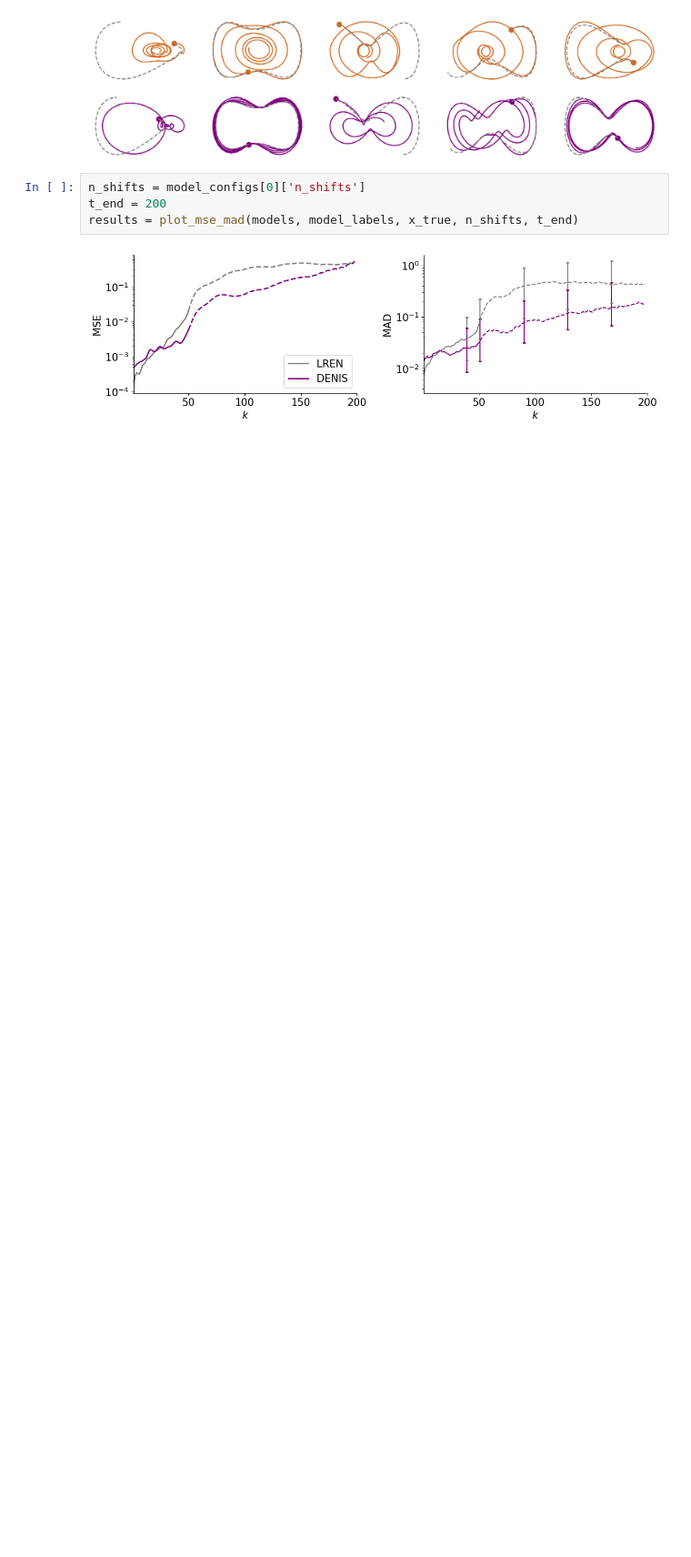
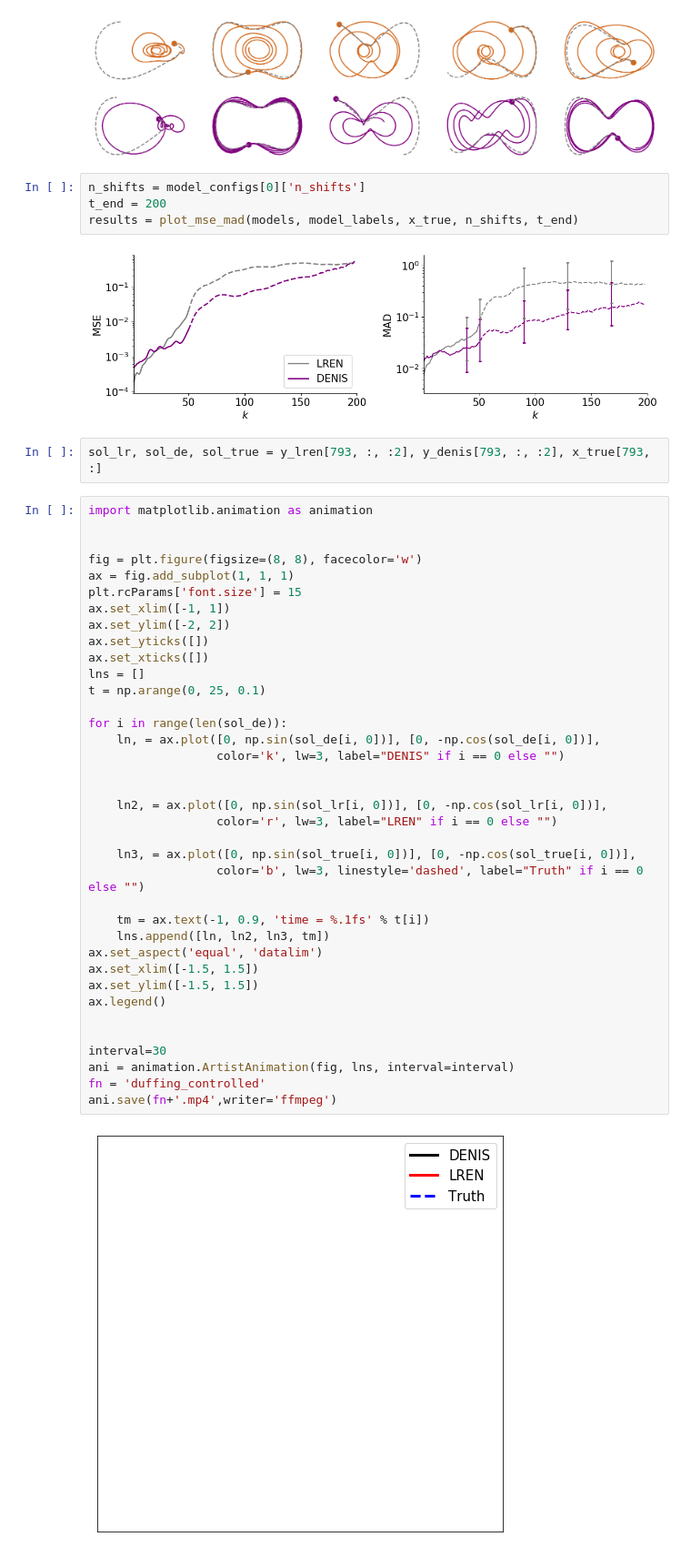
Before and after one commit to xl402/deep-koopman, a Jupyter notebook: analysis/lren-denis-comparision.ipynb, the cells around one changed output. Shown at 91% size. Saved outputs shown, nothing was run; the diff lists cells and outputs as text; blank space fills up the shorter version.

```diff
--- a/analysis/lren-denis-comparision.ipynb
+++ b/analysis/lren-denis-comparision.ipynb
@@ -105,3 +101,44 @@ t_end = 200
 results = plot_mse_mad(models, model_labels, x_true, n_shifts, t_end)
 # %% [output]
 [figure]
+# %%
+sol_lr, sol_de, sol_true = y_lren[793, :, :2], y_denis[793, :, :2], x_true[793, :]
+# %%
+import matplotlib.animation as animation
+
+
+fig = plt.figure(figsize=(8, 8), facecolor='w')
+ax = fig.add_subplot(1, 1, 1)
+plt.rcParams['font.size'] = 15
+ax.set_xlim([-1, 1])
+ax.set_ylim([-2, 2])
+ax.set_yticks([])
+ax.set_xticks([])
+lns = []
+t = np.arange(0, 25, 0.1)
+
+for i in range(len(sol_de)):
+    ln, = ax.plot([0, np.sin(sol_de[i, 0])], [0, -np.cos(sol_de[i, 0])],
+                  color='k', lw=3, label="DENIS" if i == 0 else "")
+
+
+    ln2, = ax.plot([0, np.sin(sol_lr[i, 0])], [0, -np.cos(sol_lr[i, 0])],
+                  color='r', lw=3, label="LREN" if i == 0 else "")
+
+    ln3, = ax.plot([0, np.sin(sol_true[i, 0])], [0, -np.cos(sol_true[i, 0])],
+                  color='b', lw=3, linestyle='dashed', label="Truth" if i == 0 else "")
+
+    tm = ax.text(-1, 0.9, 'time = %.1fs' % t[i])
+    lns.append([ln, ln2, ln3, tm])
+ax.set_aspect('equal', 'datalim')
+ax.set_xlim([-1.5, 1.5])
+ax.set_ylim([-1.5, 1.5])
+ax.legend()
+
+
+interval=30
+ani = animation.ArtistAnimation(fig, lns, interval=interval)
+fn = 'duffing_controlled'
+ani.save(fn+'.mp4',writer='ffmpeg')
+# %% [output]
+[figure, added]
```
Also changed, not shown: parts of 4 cells of this notebook, 9 other files.
